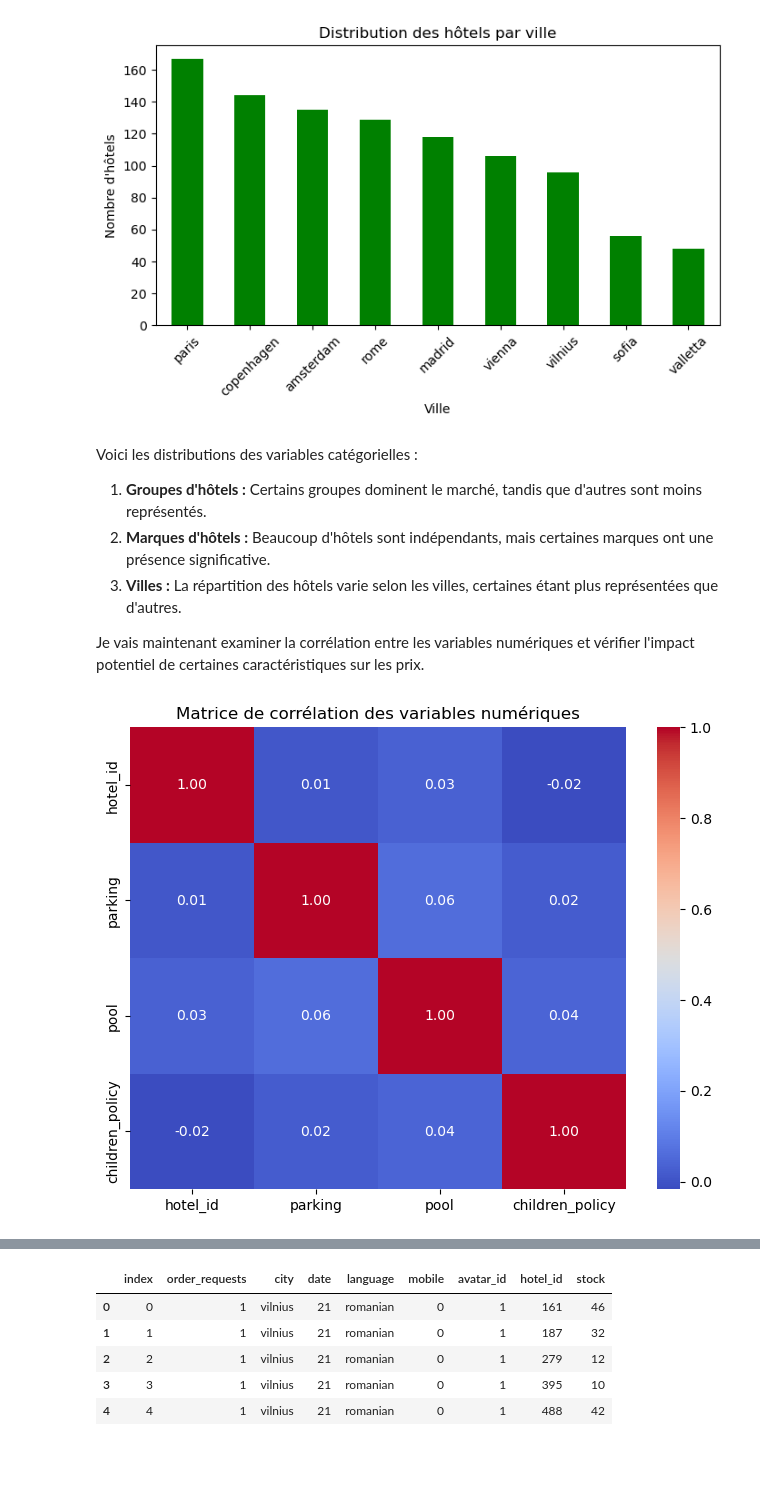
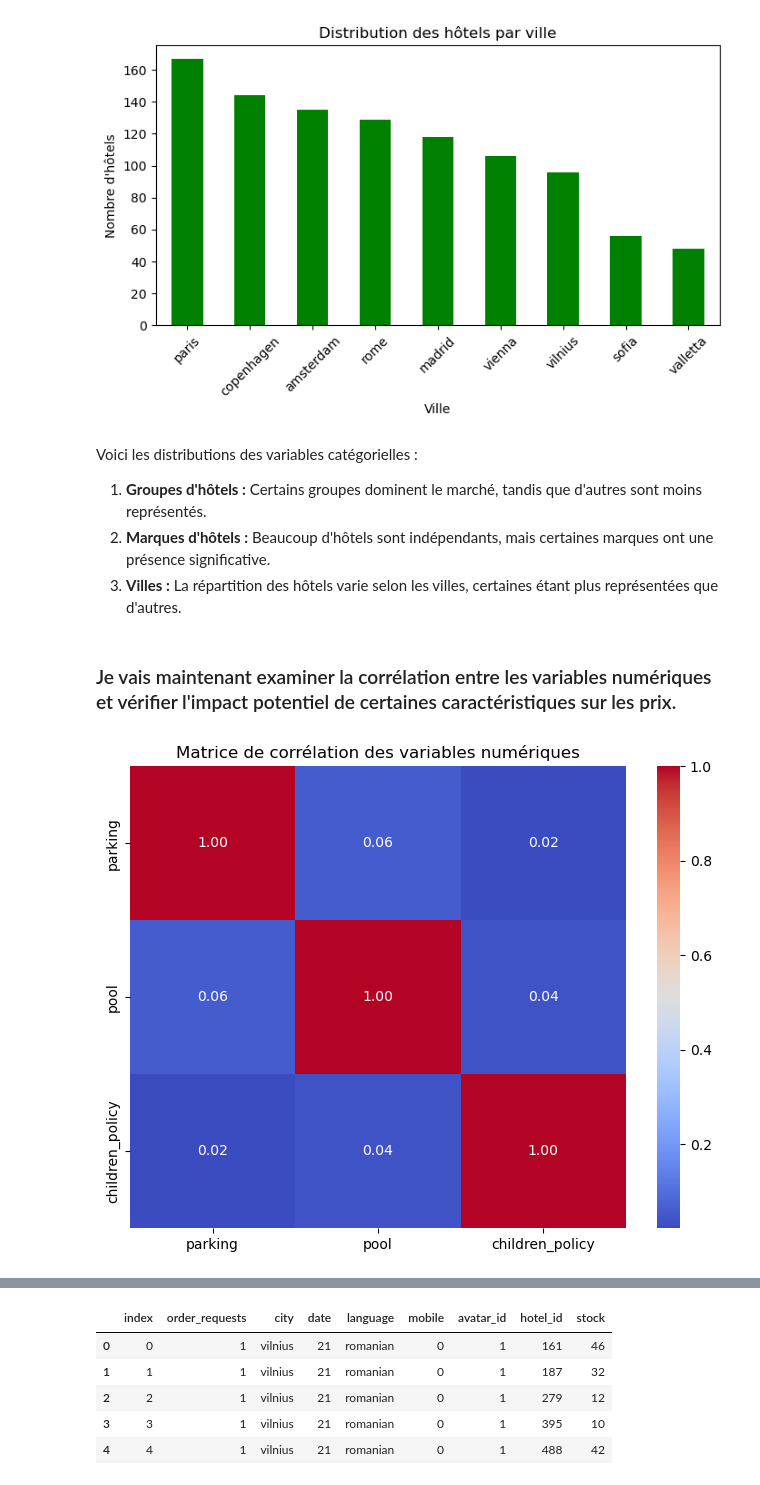
Before and after one commit to Ousmane-BA100/hotel_price_prediction, a Jupyter notebook: Modelisation/preprocess.ipynb, the cells around one changed output, grey strips where cells are left out. Drawn from its saved outputs; the diff is of its cells as text; code cells hidden in the pictures; blank space fills up the shorter version.

```diff
--- a/Modelisation/preprocess.ipynb
+++ b/Modelisation/preprocess.ipynb
@@ -114,24 +121,27 @@ Voici les distributions des variables catégorielles :
 1. **Groupes d'hôtels :** Certains groupes dominent le marché, tandis que d'autres sont moins représentés.
 2. **Marques d'hôtels :** Beaucoup d'hôtels sont indépendants, mais certaines marques ont une présence significative.
 3. **Villes :** La répartition des hôtels varie selon les villes, certaines étant plus représentées que d'autres.
-
-Je vais maintenant examiner la corrélation entre les variables numériques et vérifier l'impact potentiel de certaines caractéristiques sur les prix.
+# %% [markdown]
+### Je vais maintenant examiner la corrélation entre les variables numériques et vérifier l'impact potentiel de certaines caractéristiques sur les prix.
 # %%
 # Import des bibliothèques nécessaires
 import seaborn as sns
 import matplotlib.pyplot as plt
 
 # Vérifier si le fichier est bien rechargé
 if 'df_features' in locals():
+    # Suppression de la variable 'hotel_id'
+    df_corr = df_features.drop(columns=['hotel_id'])
+
     # Matrice de corrélation
     plt.figure(figsize=(8, 6))
-    sns.heatmap(df_features.corr(numeric_only=True), annot=True, cmap="coolwarm", fmt=".2f")
+    sns.heatmap(df_corr.corr(numeric_only=True), annot=True, cmap="coolwarm", fmt=".2f")
     plt.title("Matrice de corrélation des variables numériques")
     plt.show()
 else:
     print("Le fichier features_hotels.csv n'est pas disponible. Merci de le réuploader.")
 # %% [output]
-[figure, old version]
+[figure, new version]
 # %% [markdown]
 **La matrice de corrélation montre que :**
 
```
Also changed, not shown: parts of 12 cells of this notebook, 3 other files.
